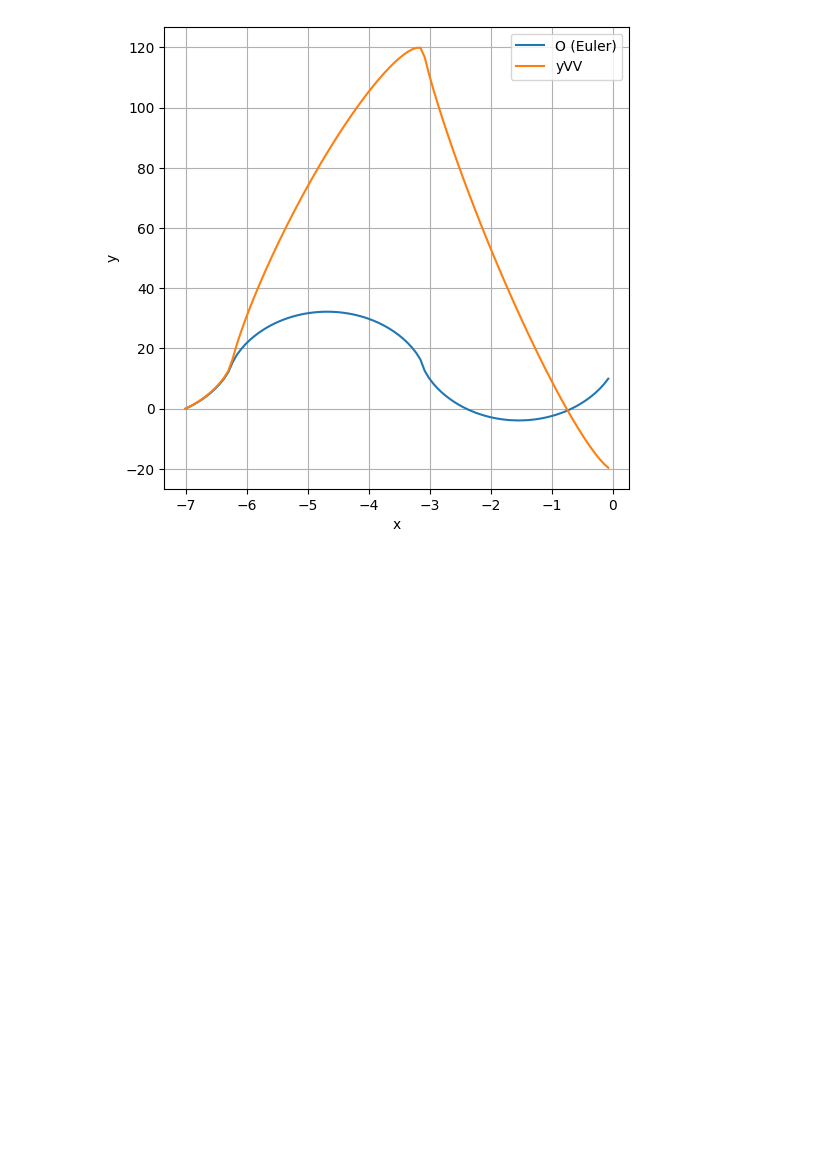
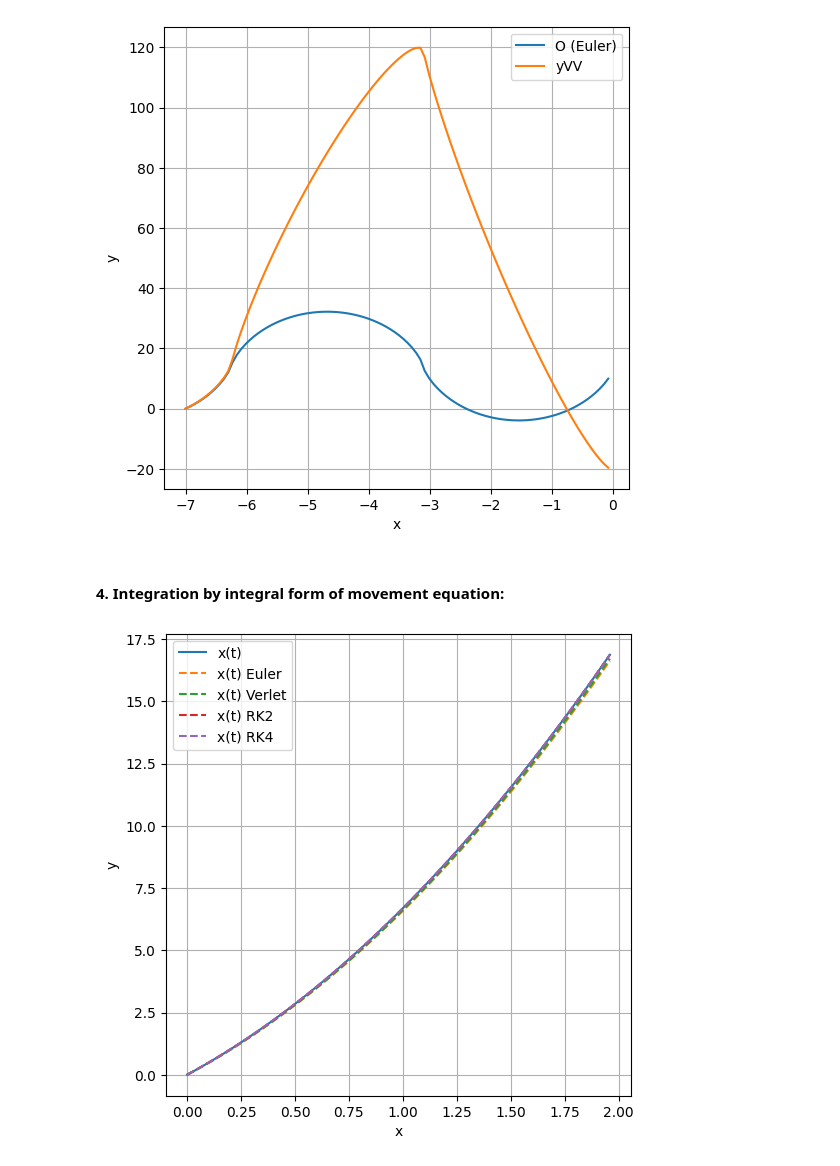
Before and after one commit to sunbaee/MovementMethods, a Jupyter notebook: Movement.ipynb, the cells around one changed output. Saved outputs shown, nothing was run; the diff lists cells and outputs as text; code cells hidden in the pictures; blank space fills up the shorter version.

Commit message:
Added runge kutta 2 and 4 application and implicit form of verlet

```diff
--- a/Movement.ipynb
+++ b/Movement.ipynb
@@ -56,6 +68,20 @@ def Verlet(D2y, Dy0, y0, start, end, numPoints):
         y[k + 1] = 2 * y[k] - y[k - 1] + D2y(x[k]) * dx ** 2;
 
     return x, y;
+
+def VerletImplicit(D2y, Dy0, y0, start, end, numPoints):
+    dx = (end - start) / numPoints;
+
+    x = np.arange(start, end, dx);
+    y = np.zeros(numPoints);
+
+    y[0] = y0;
+    y[1] = y0 + Dy0 * dx;
+
+    for k in range(1, numPoints - 1):
+        y[k + 1] = 2 * y[k] - y[k - 1] + D2y(x[k], y[k]) * dx ** 2;
+
+    return x, y;
 # %%
 # Leap Frog method
 def LeapFrog(D2y, Dy0, y0, start, end, numPoints):
@@ -200,3 +226,36 @@ _, yEuler = Euler(dO, startPoint, start, end, numPoints);
 Plot(x, [yEuler, yVV], ["O (Euler)", "yVV"]);
 # %% [output]
 [figure]
+# %% [markdown]
+#### 4. Integration by integral form of movement equation:
+# %%
+start, end = 0, 2;
+startPoint = 0;
+numPoints = 50;
+# %%
+# Defining parameters
+m = 2;
+E = 12;
+
+# Solving problem of initial value
+k = (8*startPoint + E + 10) ** (1/2);
+
+# Analitic function
+def x(t): return ((4*t*(2/m)**(1/2) + k)**2 - (E + 10))/8;
+
+def V(x): return -8*x - 10;
+def Dx(t, x): return np.sqrt(2/m * (E - V(x)));
+def D2x(t, x): return 8 / m;
+# %%
+t, xEuler  = EulerImplicit(Dx, startPoint, start, end, numPoints);
+_, xRK2    = RK2(Dx, startPoint, start, end, numPoints);
+_, xRK4    = RK4(Dx, startPoint, start, end, numPoints);
+_, xVerlet = VerletImplicit(D2x, Dx(0, startPoint), startPoint, start, end, numPoints);
+
+x = x(t); # Analitic function
+
+Plot(t, [x, xEuler, xVerlet, xRK2, xRK4],
+     ["x(t)", "x(t) Euler", "x(t) Verlet", "x(t) RK2", "x(t) RK4"],
+     styles=["-", "--", "--", "--", "--"]);
+# %% [output]
+[figure, added]
```
Also changed, not shown: parts of 1 cell of this notebook.
